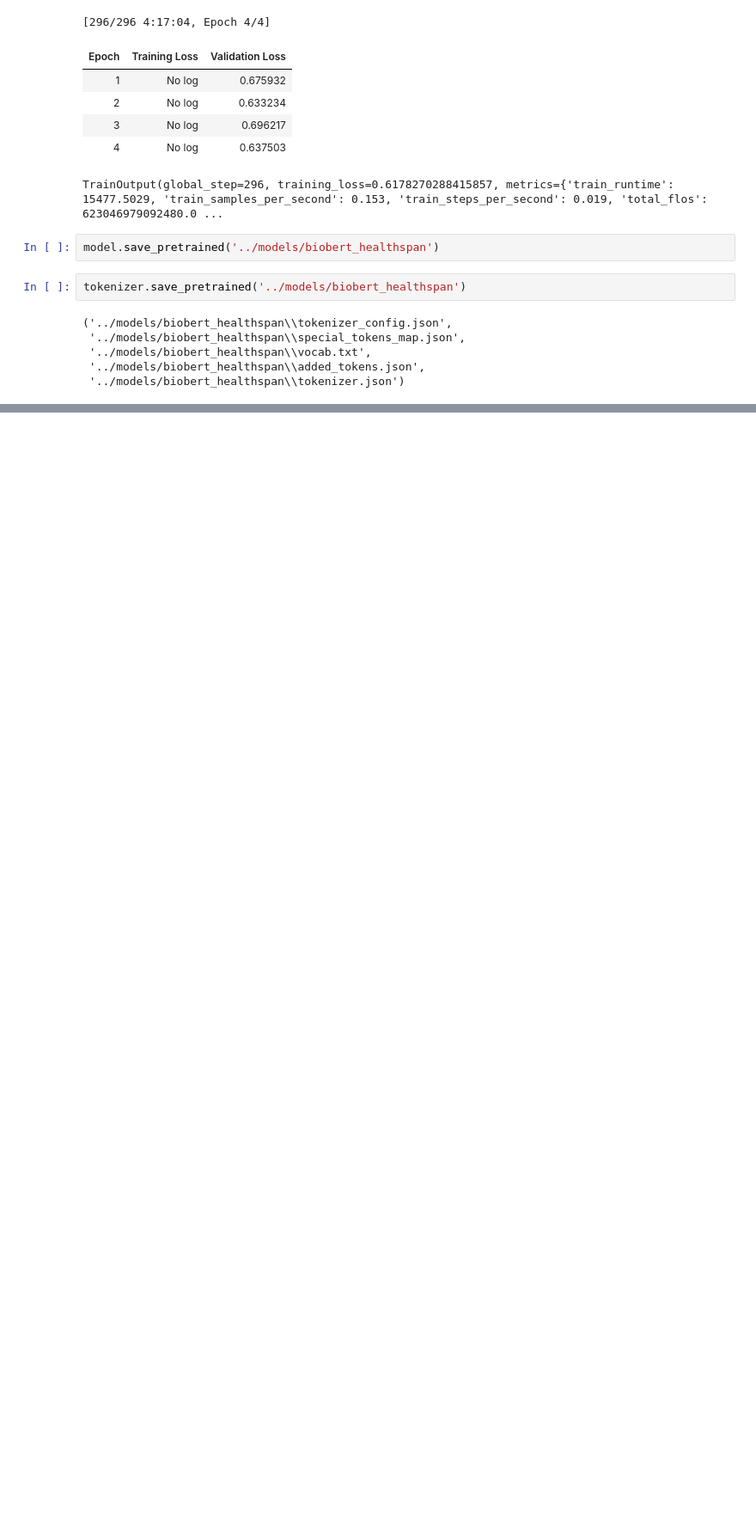
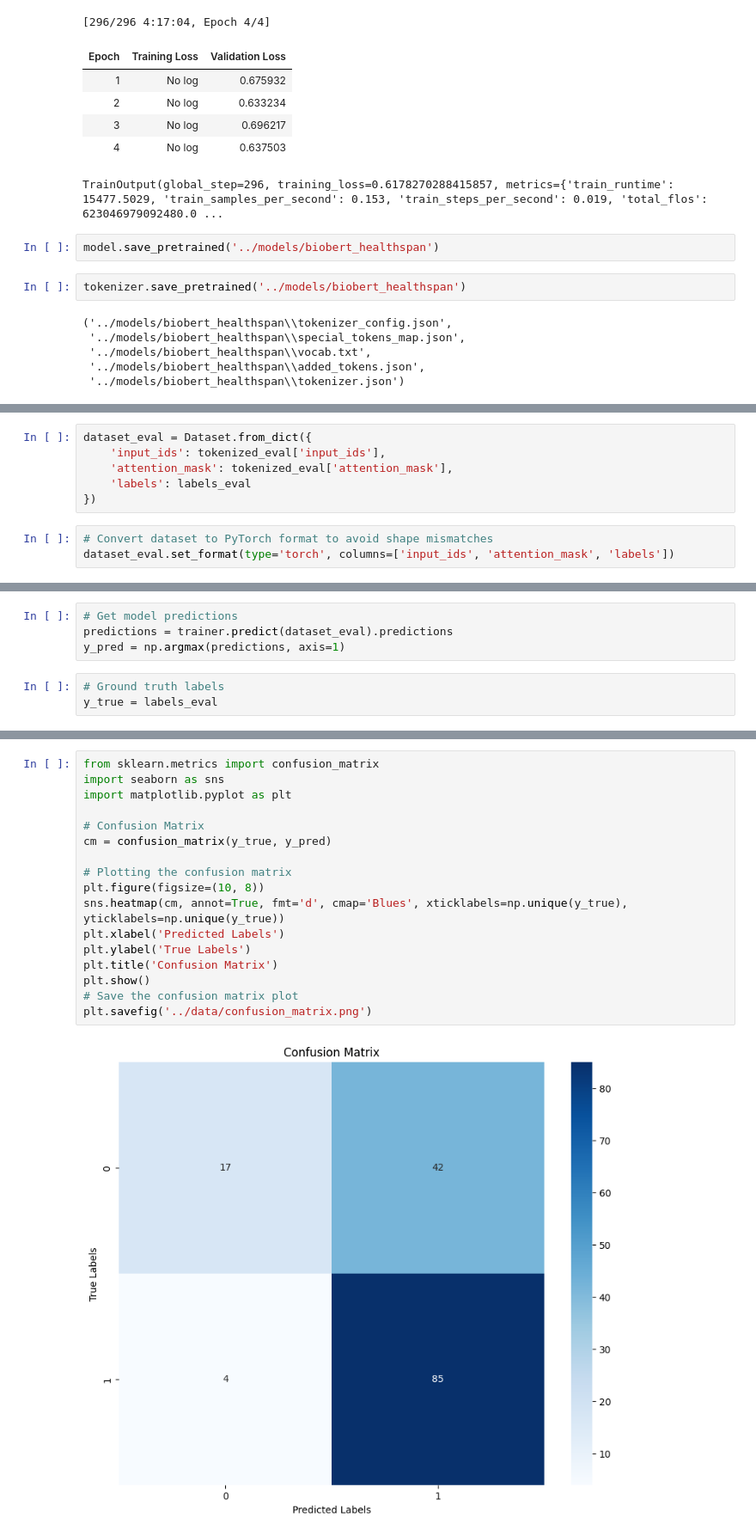
Before and after one commit to BasaJess/2504_Science_Youth, a Jupyter notebook: notebooks/30_Model_ver_01.ipynb, the cells around one changed output, grey strips where cells are left out. Shown at 86% size. Cells and saved outputs as stored; diff of their text form; blank space fills up the shorter version.

```diff
--- a/notebooks/30_Model_ver_01.ipynb
+++ b/notebooks/30_Model_ver_01.ipynb
@@ -437,0 +474,9 @@ tokenizer.save_pretrained('../models/biobert_healthspan')
+# %%
+dataset_eval = Dataset.from_dict({
+    'input_ids': tokenized_eval['input_ids'],
+    'attention_mask': tokenized_eval['attention_mask'],
+    'labels': labels_eval
+})
+# %%
+# Convert dataset to PyTorch format to avoid shape mismatches
+dataset_eval.set_format(type='torch', columns=['input_ids', 'attention_mask', 'labels'])
@@ -437,0 +486,7 @@ tokenizer.save_pretrained('../models/biobert_healthspan')
+# %%
+# Get model predictions
+predictions = trainer.predict(dataset_eval).predictions
+y_pred = np.argmax(predictions, axis=1)
+# %%
+# Ground truth labels
+y_true = labels_eval
@@ -437,0 +507,19 @@ tokenizer.save_pretrained('../models/biobert_healthspan')
+# %%
+from sklearn.metrics import confusion_matrix
+import seaborn as sns
+import matplotlib.pyplot as plt
+
+# Confusion Matrix
+cm = confusion_matrix(y_true, y_pred)
+
+# Plotting the confusion matrix
+plt.figure(figsize=(10, 8))
+sns.heatmap(cm, annot=True, fmt='d', cmap='Blues', xticklabels=np.unique(y_true), yticklabels=np.unique(y_true))
+plt.xlabel('Predicted Labels')
+plt.ylabel('True Labels')
+plt.title('Confusion Matrix')
+plt.show()
+# Save the confusion matrix plot
+plt.savefig('../data/confusion_matrix.png')
+# %% [output]
+[figure, added]
```
Also changed, not shown: parts of 13 cells of this notebook, 6 other files.
